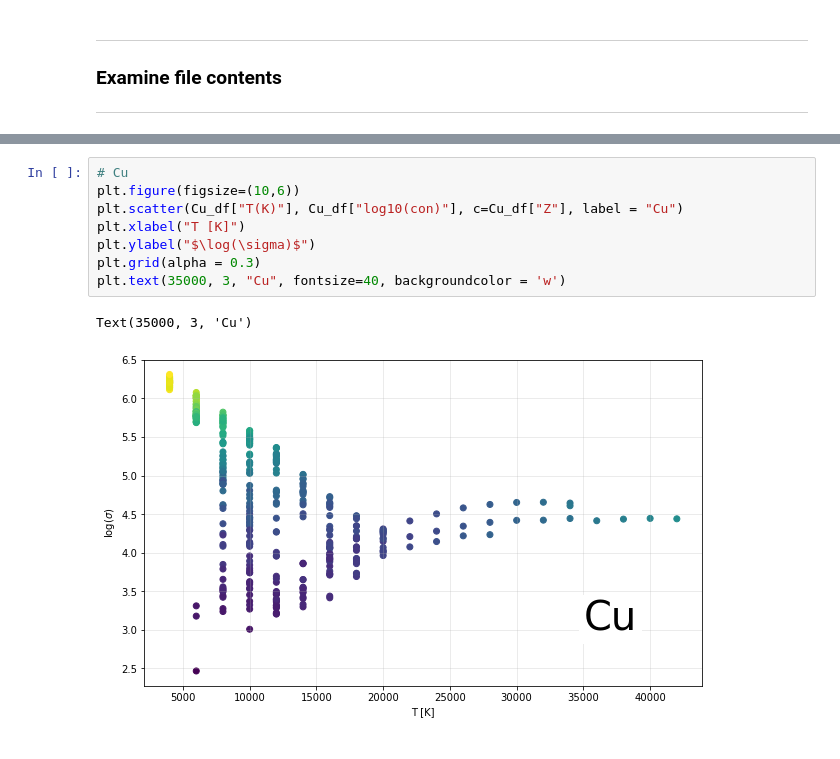
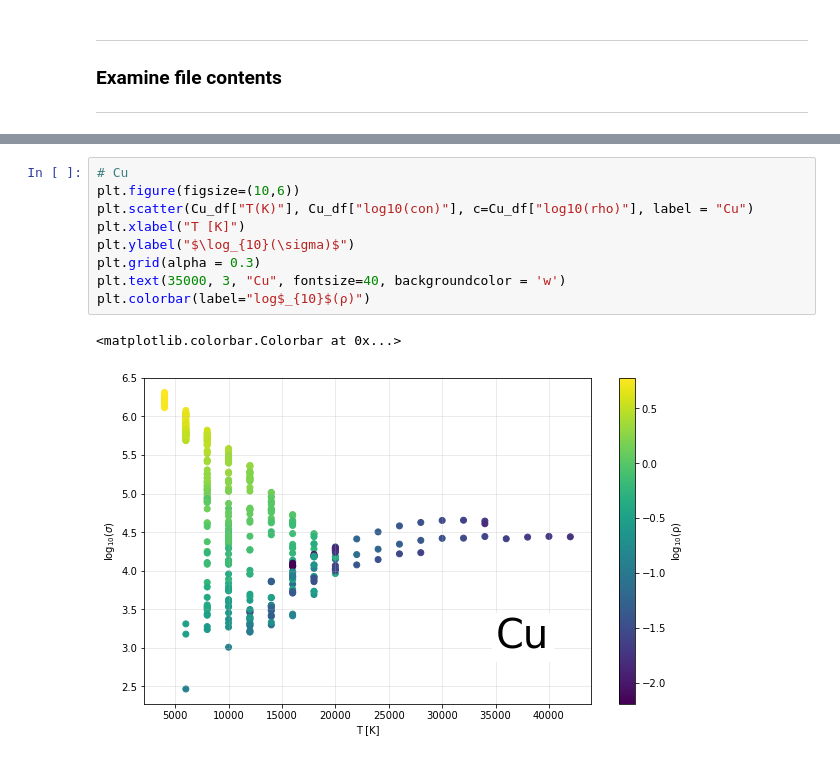
Before and after one commit to MurilloGroupMSU/Dense-Plasma-Properties-Database, a Jupyter notebook: database/DeSilvaKatsouros/View_DeSilva_data.ipynb, the cells around one changed output, grey strips where cells are left out. Saved outputs shown, nothing was run; the diff lists cells and outputs as text.

```diff
--- a/database/DeSilvaKatsouros/View_DeSilva_data.ipynb
+++ b/database/DeSilvaKatsouros/View_DeSilva_data.ipynb
@@ -101,14 +122,15 @@ Text(35000, 3, 'Fe')
 # %%
 # Cu
 plt.figure(figsize=(10,6))
-plt.scatter(Cu_df["T(K)"], Cu_df["log10(con)"], c=Cu_df["Z"], label = "Cu")
+plt.scatter(Cu_df["T(K)"], Cu_df["log10(con)"], c=Cu_df["log10(rho)"], label = "Cu")
 plt.xlabel("T [K]")
-plt.ylabel("$\log(\sigma)$")
+plt.ylabel("$\log_{10}(\sigma)$")
 plt.grid(alpha = 0.3)
 plt.text(35000, 3, "Cu", fontsize=40, backgroundcolor = 'w')
+plt.colorbar(label="log$_{10}$(ρ)")
 # %% [output]
-Text(35000, 3, 'Cu')
+<matplotlib.colorbar.Colorbar at 0x...>
-[figure, old version]
+[figure, new version]
 # %%
 # W
 plt.figure(figsize=(10,6))
```
Also changed, not shown: parts of 8 cells of this notebook.
